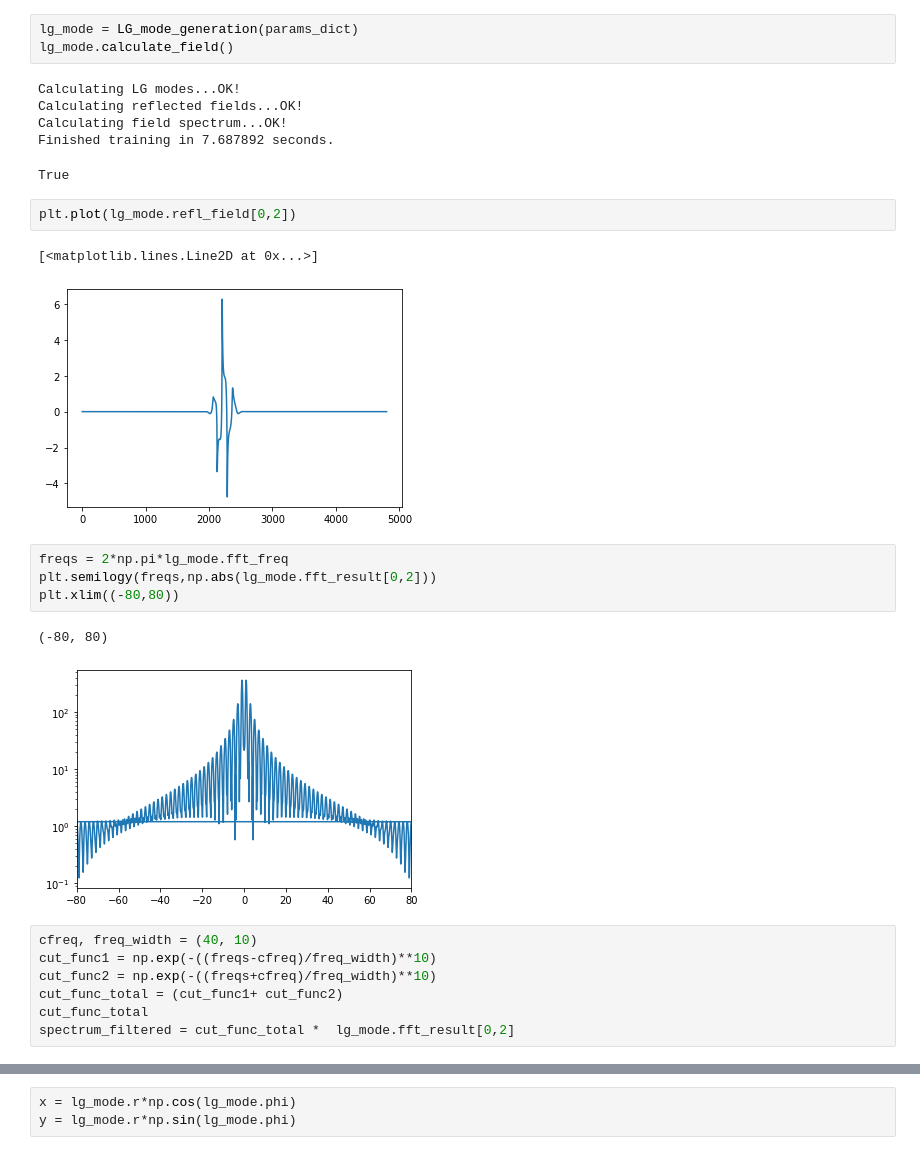
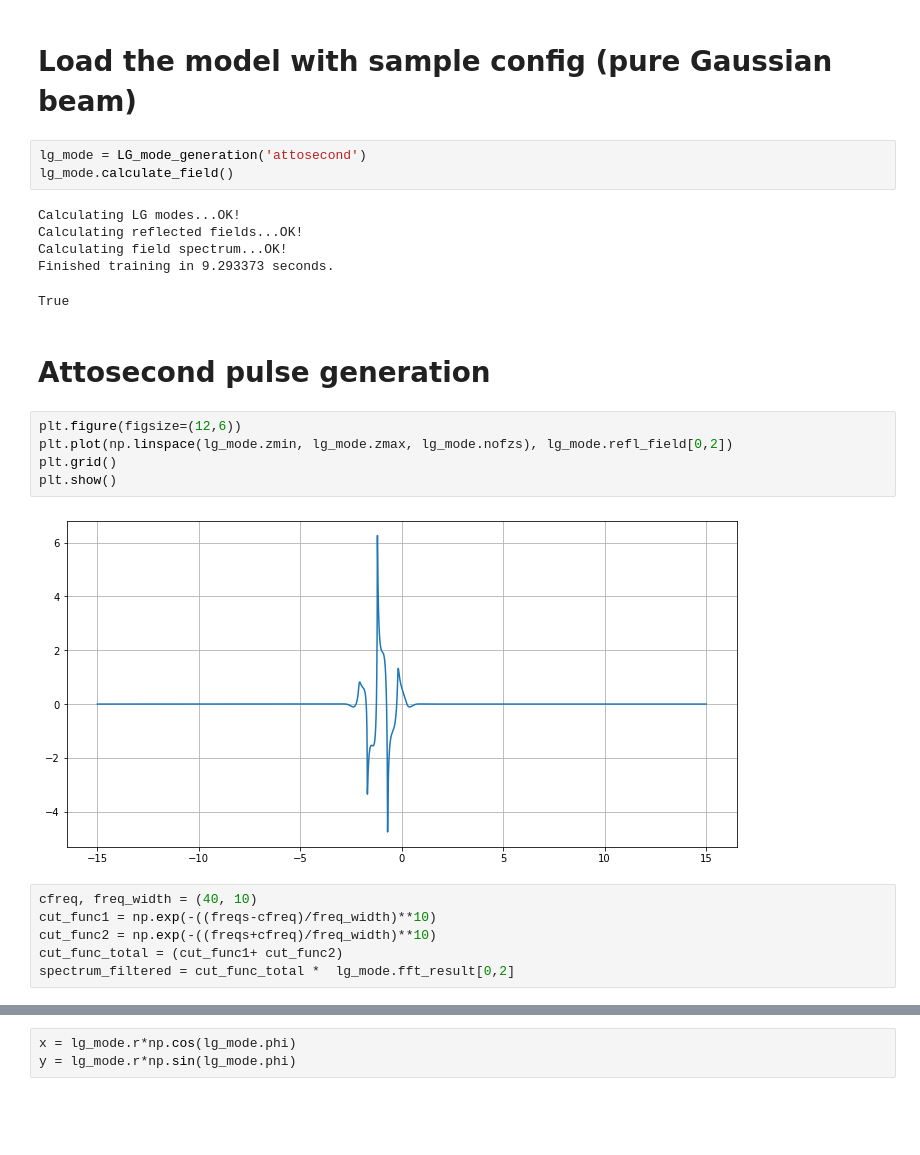
Before and after one commit to ekonyagin/wave_propagation, a Jupyter notebook: OAM_VTK_refined.ipynb, the cells around one changed output, grey strips where cells are left out. Saved outputs shown, nothing was run; the diff lists cells and outputs as text; blank space fills up the shorter version.

Commit message:
moved class description to corresponding py files, prepared ipynb for better visualization

```diff
--- a/OAM_VTK_refined.ipynb
+++ b/OAM_VTK_refined.ipynb
@@ -311,28 +11,26 @@ params_dict = {
+# %% [markdown]
+# Load the model with sample config (pure Gaussian beam)
 # %%
-lg_mode = LG_mode_generation(params_dict)
+lg_mode = LG_mode_generation('attosecond')
 lg_mode.calculate_field()
 # %% [output]
 Calculating LG modes...OK!
 Calculating reflected fields...OK!
 Calculating field spectrum...OK!
-Finished training in 7.687892 seconds.
+Finished training in 9.293373 seconds.
 True
-# %%
-plt.plot(lg_mode.refl_field[0,2])
-# %% [output]
-[<matplotlib.lines.Line2D at 0x...>]
-[figure, removed]
-# %%
-freqs = 2*np.pi*lg_mode.fft_freq
-plt.semilogy(freqs,np.abs(lg_mode.fft_result[0,2]))
-plt.xlim((-80,80))
-# %% [output]
-(-80, 80)
-[figure, removed]
+# %% [markdown]
+# Attosecond pulse generation
+# %%
+plt.figure(figsize=(12,6))
+plt.plot(np.linspace(lg_mode.zmin, lg_mode.zmax, lg_mode.nofzs), lg_mode.refl_field[0,2])
+plt.grid()
+plt.show()
+# %% [output]
+[figure, added]
 # %%
 cfreq, freq_width = (40, 10)
 cut_func1 = np.exp(-((freqs-cfreq)/freq_width)**10)
 cut_func2 = np.exp(-((freqs+cfreq)/freq_width)**10)
 cut_func_total = (cut_func1+ cut_func2)
-cut_func_total
 spectrum_filtered = cut_func_total *  lg_mode.fft_result[0,2]
```
Also changed, not shown: parts of 19 cells of this notebook, 3 other files.
